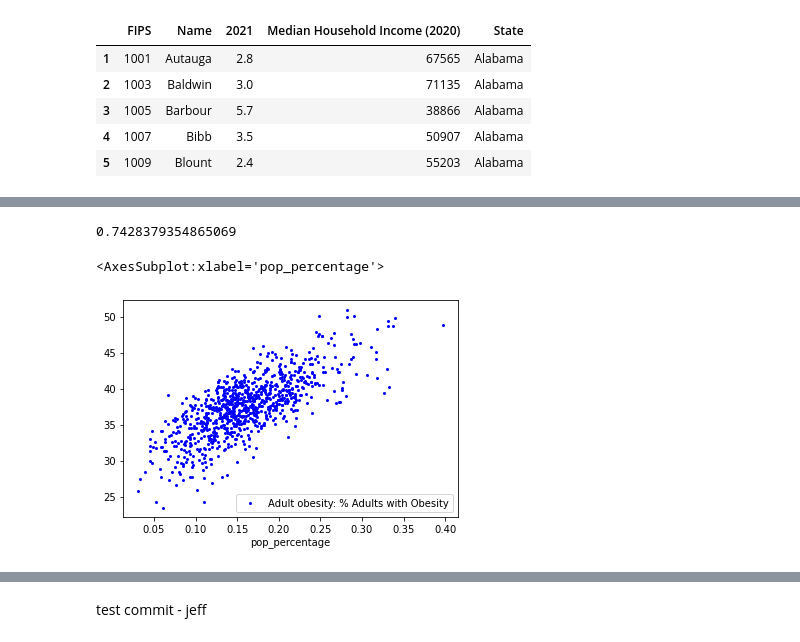
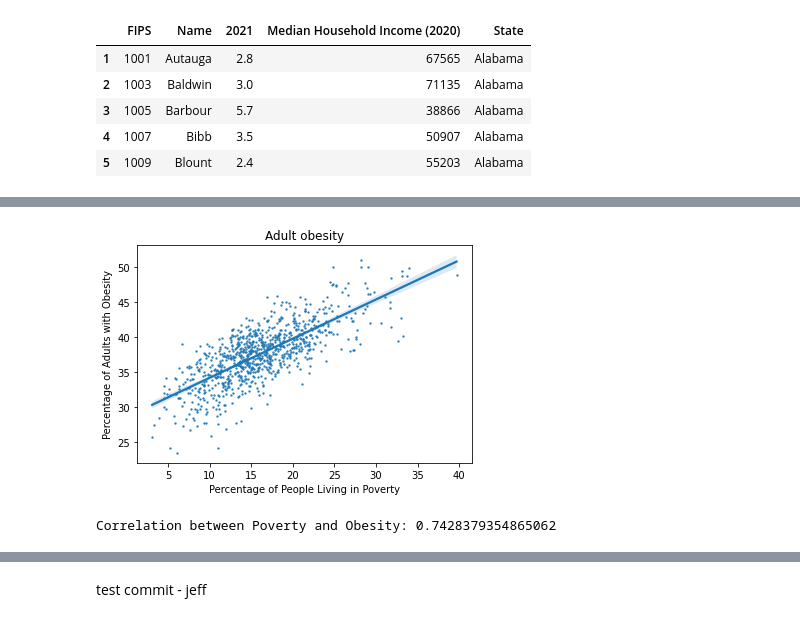
Before and after one commit to donovannickol/cs216project, a Jupyter notebook: CS_216_Project_Exploratory_Notebook.ipynb, the cells around one changed output, grey strips where cells are left out. Saved outputs shown, nothing was run; the diff lists cells and outputs as text; code cells hidden in the pictures.

```diff
--- a/CS_216_Project_Exploratory_Notebook.ipynb
+++ b/CS_216_Project_Exploratory_Notebook.ipynb
@@ -388,9 +383,26 @@ pov_and_pop_df = pov_and_pop_df.drop(["State_y", "name"], axis = 1)
 pov_and_pop_df = pov_and_pop_df.drop_duplicates()
 # pov_and_pop_df.head(30)
 
-pov_and_pop_df["pop_percentage"] = pov_and_pop_df["total_est"] / pov_and_pop_df["current_year_pop"]
+pov_and_pop_df["pov_percentage"] = (pov_and_pop_df["total_est"] / pov_and_pop_df["current_year_pop"]) * 100
+#pov_and_pop_df[""]
 
-pop_pov_obesity_df = pd.merge(pov_and_pop_df, obesity_df[["fips", "Adult obesity: % Adults with Obesity"]], how="inner", on="fips")
+pop_pov_obesity_df = pd.merge(pov_and_pop_df, obesity_df, how="inner", on="fips")
 
 pop_pov_obesity_df.head(10)
+
+total_df = pd.merge(pop_pov_obesity_df, unemp_df, how = "inner", left_on = "fips", right_on = "FIPS ")
+total_df = total_df.drop(["Name", "State", "FIPS "], axis = 1)
+total_df = total_df.drop_duplicates()
+total_df = total_df.rename({'2021':'Percentage_Unemployed'}, axis = 1)
+
+total_df = pd.merge(total_df, edu_df, how = "inner", on = "fips")
+total_df = total_df.drop(["county_y", "State", "rate_1970", "rate_1980", "rate_1990", "rate_2000"], axis = 1)
+total_df = total_df.drop_duplicates()
+total_df
+# total_df = total_df.dropna()
+for columns in total_df.columns:
+    if "Physical inactivity" in columns:
+        print(columns)
+# total_df.dropna(inplace=True)
+#total_
 # %% [output]
@@ -408,8 +413,20 @@ pop_pov_obesity_df.head(10)
-# %%
-correlation = pop_pov_obesity_df.corr()
-print(correlation.loc['pop_percentage', 'Adult obesity: % Adults with Obesity'])
-pop_pov_obesity_df.plot.line(x='pop_percentage', y='Adult obesity: % Adults with Obesity', style='o', color="blue", ms=2)
-# %% [output]
-0.7428379354865069
-<AxesSubplot:xlabel='pop_percentage'>
-[figure, removed]
+# %%
+chart_test = pop_pov_obesity_df[['pov_percentage', 'Adult obesity: % Adults with Obesity']]
+
+chart = sns.regplot(
+    x="pov_percentage",
+    y="Adult obesity: % Adults with Obesity",
+    data=chart_test,
+    scatter_kws={'s':2}
+)
+
+chart.set_title('Adult obesity')
+chart.set(xlabel='Percentage of People Living in Poverty', ylabel='Percentage of Adults with Obesity')
+
+plt.show()
+correlation = pop_pov_obesity_df.corr()
+povobcorr = correlation.loc['pov_percentage', 'Adult obesity: % Adults with Obesity']
+print("Correlation between Poverty and Obesity: " + str(povobcorr))
+# %% [output]
+[figure, added]
+Correlation between Poverty and Obesity: 0.7428379354865062
```
Also changed, not shown: parts of 9 cells of this notebook.
